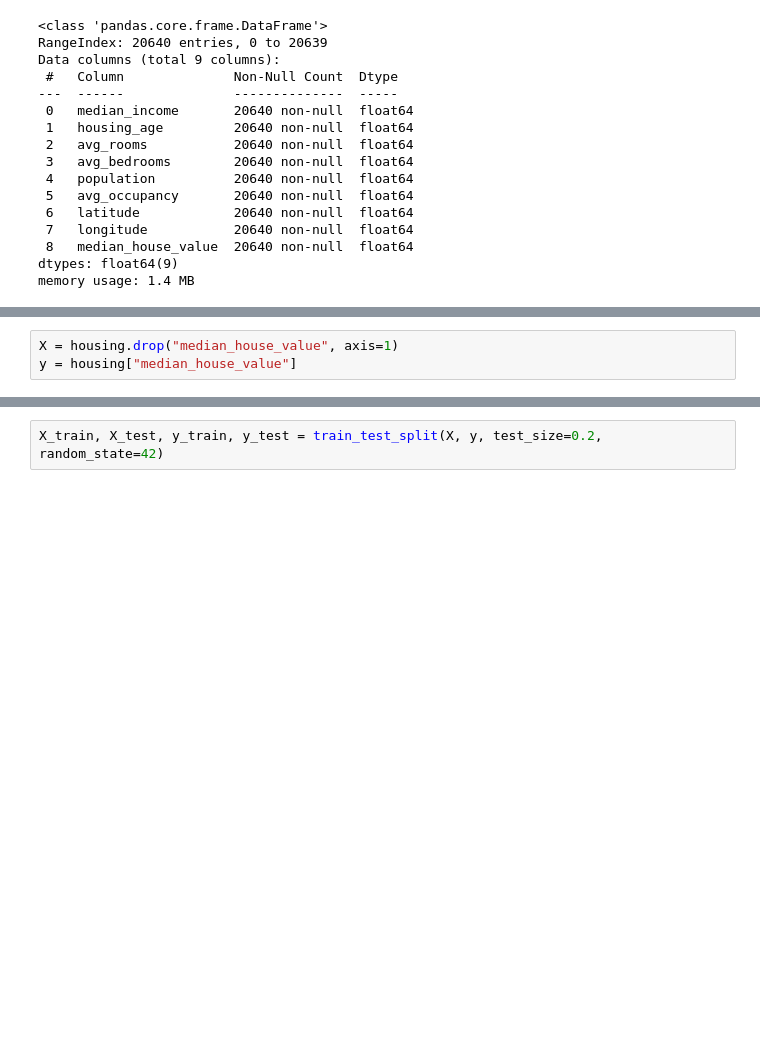
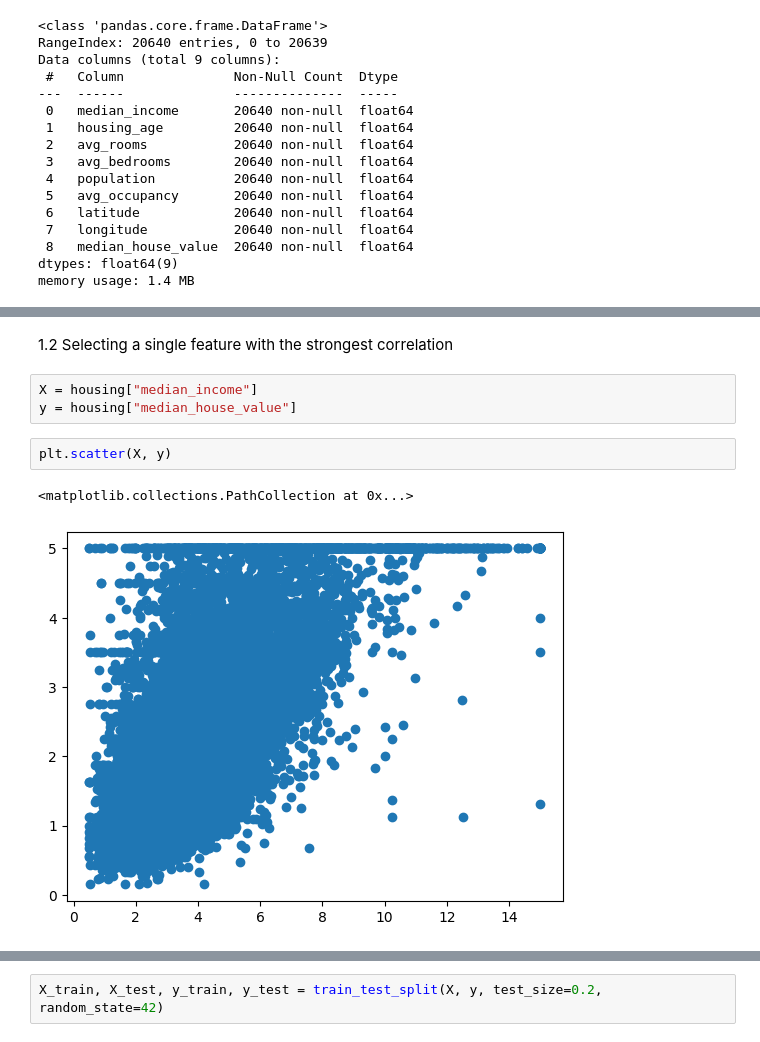
Before and after one commit to matcze/tensorflow_algorithm, a Jupyter notebook: tensorflow_algoritm.ipynb, the cells around one changed output, grey strips where cells are left out. Drawn from its saved outputs; the diff is of its cells as text; blank space fills up the shorter version.

Commit message:
select feature

```diff
--- a/tensorflow_algoritm.ipynb
+++ b/tensorflow_algoritm.ipynb
@@ -103,3 +122,10 @@ plt.show()
+# %% [markdown]
+1.2 Selecting a single feature with the strongest correlation
 # %%
-X = housing.drop("median_house_value", axis=1)
+X = housing["median_income"]
 y = housing["median_house_value"]
+# %%
+plt.scatter(X, y)
+# %% [output]
+<matplotlib.collections.PathCollection at 0x...>
+[figure, added]
```
Also changed, not shown: parts of 13 cells of this notebook.
